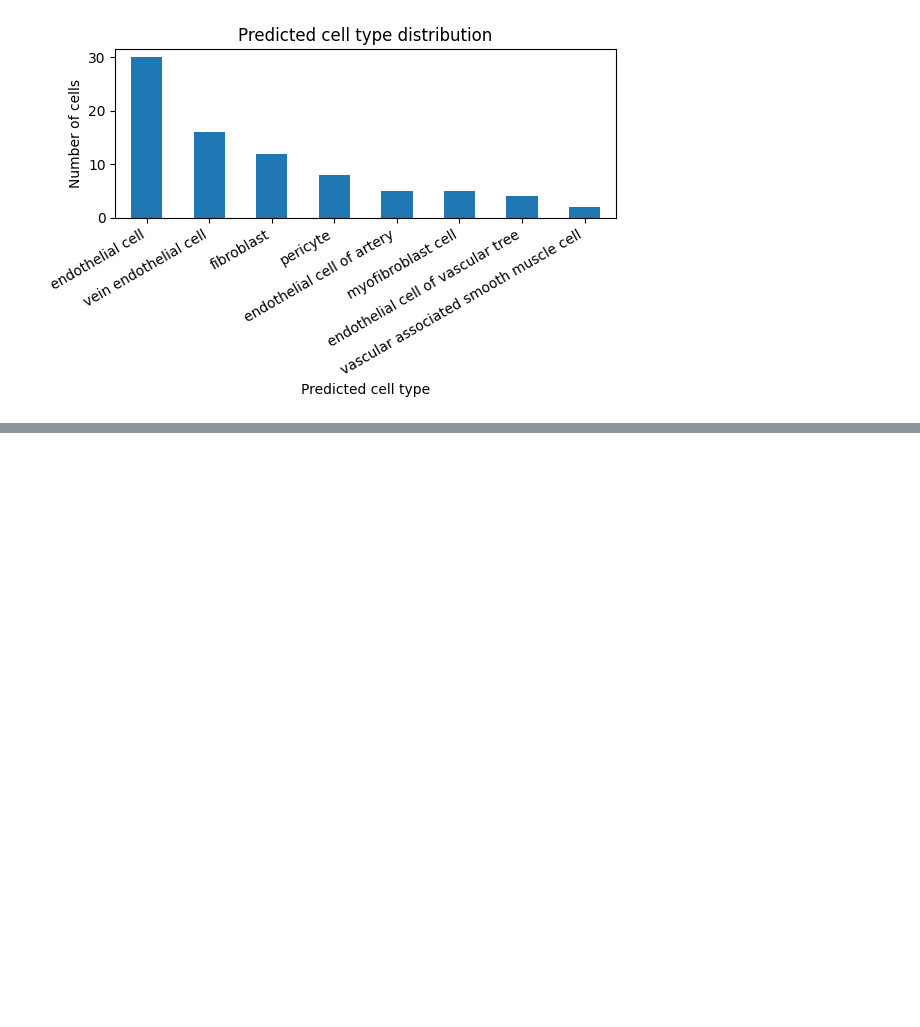
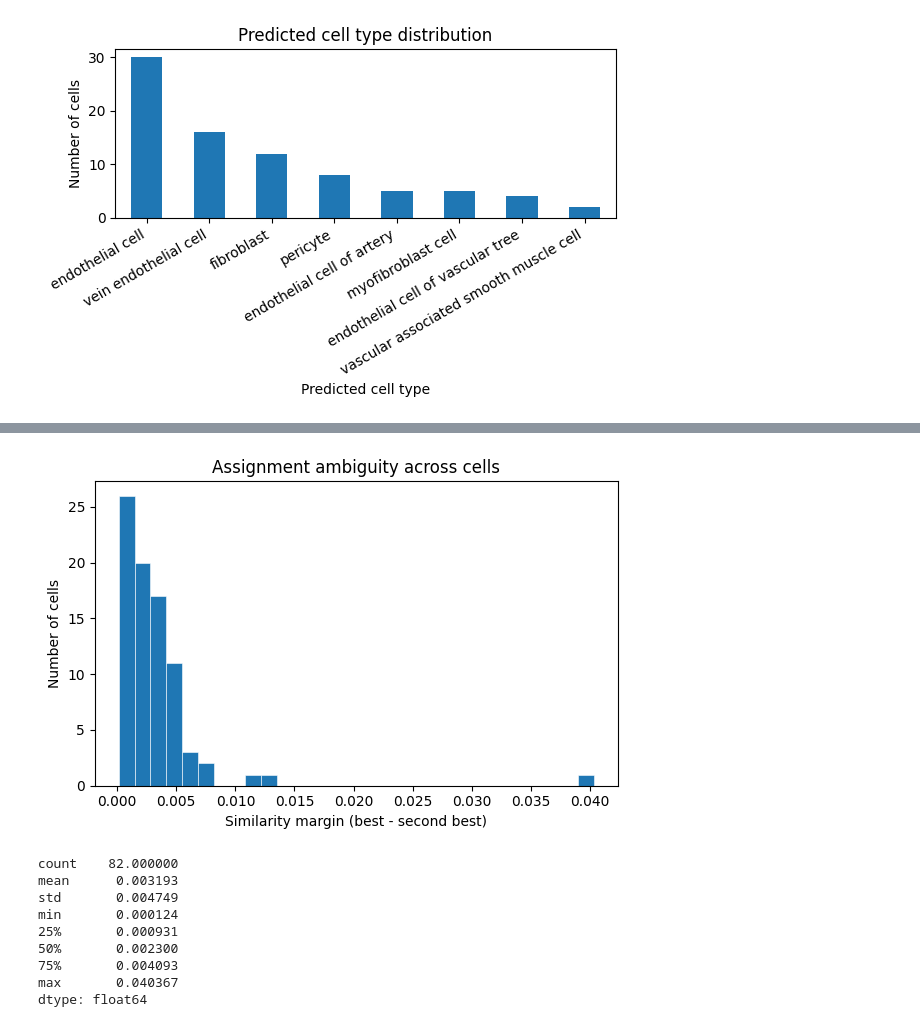
Before and after one commit to Mahsa02/Computational-Genomics-Project, a Jupyter notebook: notebooks/03_cosine_similarity.ipynb, the cells around one changed output, grey strips where cells are left out. Saved outputs shown, nothing was run; the diff lists cells and outputs as text; code cells hidden in the pictures; blank space fills up the shorter version.

```diff
--- a/notebooks/03_cosine_similarity.ipynb
+++ b/notebooks/03_cosine_similarity.ipynb
@@ -31,6 +31,8 @@ PROJECT_ROOT = Path("..")
 DATA_DIR = PROJECT_ROOT / "data"
 OUTPUT_DIR = PROJECT_ROOT / "outputs"
 OUTPUT_DIR.mkdir(exist_ok=True)
+FIGURES_DIR = OUTPUT_DIR / "figures"
+FIGURES_DIR.mkdir(parents=True, exist_ok=True)
 
 PROTOTYPES_NORM_PATH = OUTPUT_DIR / "prototypes_normalized.csv"
 CELL_EXPR_PATH       = OUTPUT_DIR / "cell_expression_aligned.csv"
@@ -39,6 +41,9 @@ SHARED_GENES_PATH    = OUTPUT_DIR / "shared_genes.txt"
 SIM_MATRIX_PATH      = OUTPUT_DIR / "cosine_similarity_matrix.csv"
 PREDICTIONS_PATH     = OUTPUT_DIR / "cell_type_predictions.csv"
 
+MARKER_WEIGHTED_PREDICTIONS_PATH = OUTPUT_DIR / "cell_type_predictions_marker_weighted.csv"
+MARKER_WEIGHTED_SIM_MATRIX_PATH = OUTPUT_DIR / "cosine_similarity_matrix_marker_weighted.csv"
+
 HEATMAP_N_CELLS = 50
 # %% [markdown]
 ## 1 · Load inputs and align genes
@@ -237,0 +390,29 @@ plt.show()
+# %%
+# =========================
+# Margin distribution: best score - second-best score
+# =========================
+
+sorted_scores = np.sort(sim_df.values, axis=1)
+margins = sorted_scores[:, -1] - sorted_scores[:, -2]
+
+fig, ax = plt.subplots(figsize=(6, 4))
+ax.hist(margins, bins=30, edgecolor="white", linewidth=0.4)
+ax.set_xlabel("Similarity margin (best - second best)")
+ax.set_ylabel("Number of cells")
+ax.set_title("Assignment ambiguity across cells")
+plt.tight_layout()
+plt.savefig(FIGURES_DIR / "similarity_margin_histogram.png", dpi=300, bbox_inches="tight")
+plt.show()
+
+print(pd.Series(margins).describe())
+# %% [output]
+[figure, added]
+count    82.000000
+mean      0.003193
+std       0.004749
+min       0.000124
+25%       0.000931
+50%       0.002300
+75%       0.004093
+max       0.040367
+dtype: float64
```
Also changed, not shown: parts of 15 cells of this notebook, 3 other files.
